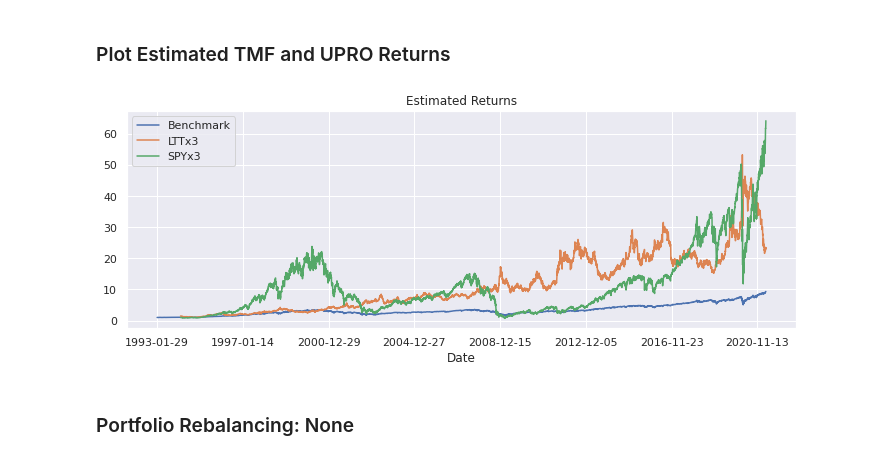
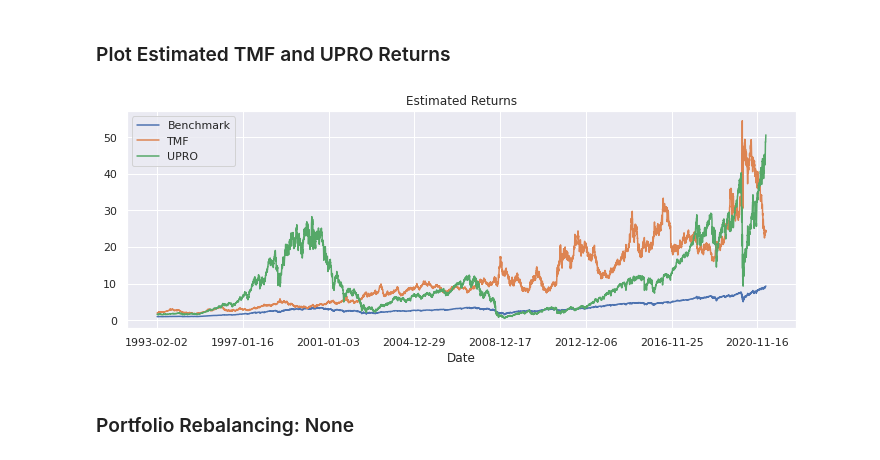
Before and after one commit to whackawaldo/boglehead, a Jupyter notebook: portfolio.ipynb, the cells around one changed output. Drawn from its saved outputs; the diff is of its cells as text; code cells hidden in the pictures.

```diff
--- a/portfolio.ipynb
+++ b/portfolio.ipynb
@@ -18,17 +18,21 @@ B.plot(figsize=(12,4));
 # %% [markdown]
 ### Plot Estimated TMF and UPRO Returns
 # %%
+# Use UPRO and TMF, backfill using UPROSIM and LTTSIM
+df['TMF'] = df['TMF'].fillna(df['LTTSIM'])
+df['UPRO'] = df['UPRO'].fillna(df['UPROSIM'])
+
 records = []
-vals = {'LTTx3': 1, 'SPYx3': 1}
+vals = {'TMF': 1, 'UPRO': 1}
 for date, row in df[vals.keys()].dropna().iterrows():
   for asset, curr in vals.items():
     vals[asset] = curr * (1 + row[asset])
   records.append({'Date': date, **vals})
 
 title = 'Estimated Returns'
 X = pd.DataFrame(records).set_index('Date')
 B.join(X).plot(title=title, figsize=(12, 4));
 # %% [output]
-[figure, old version]
+[figure, new version]
 # %%
 TARGET_ALLOCATIONS = [
```
Also changed, not shown: parts of 8 cells of this notebook.
